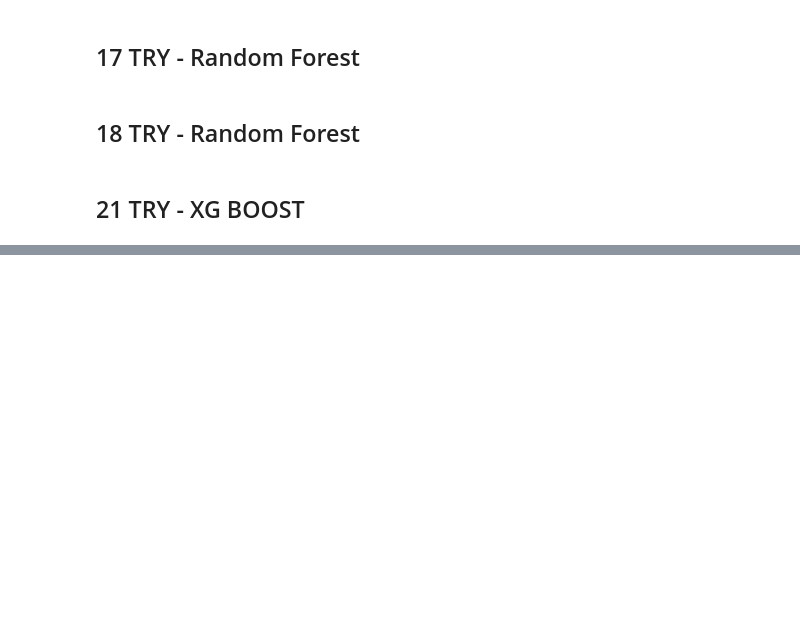
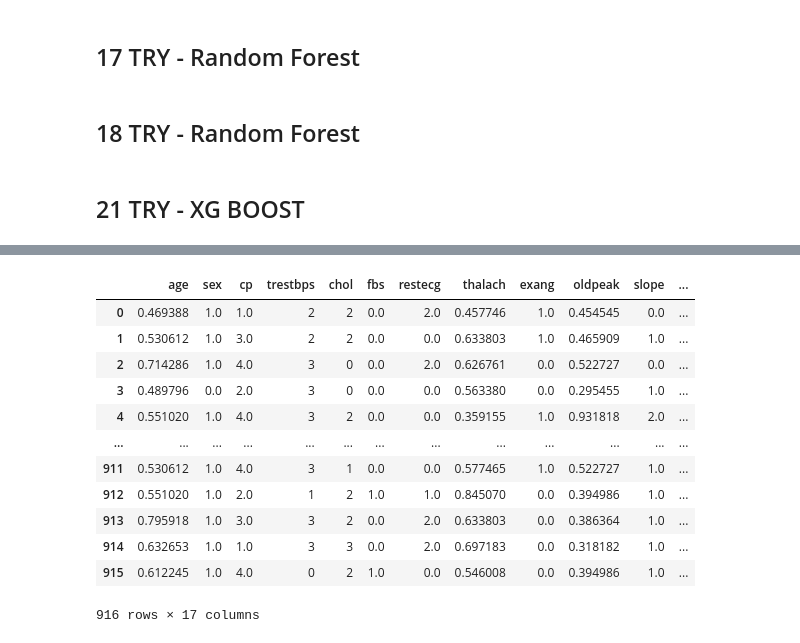
Before and after one commit to nachoreyesv/DATA_PROJECT_3, a Jupyter notebook: Ejecutable/Miguel/miguel_main.ipynb, the cells around one changed output, grey strips where cells are left out. Cells and saved outputs as stored; diff of their text form; code cells hidden in the pictures; blank space fills up the shorter version.

```diff
--- a/Ejecutable/Miguel/miguel_main.ipynb
+++ b/Ejecutable/Miguel/miguel_main.ipynb
@@ -341,0 +883,9 @@ print("Precisión del modelo XGBoost:", accuracy)
+# %%
+def sust_thal(valor):
+    if pd.isnull(valor):
+        return 0
+    else:
+        return valor
+
+df4['thal'] = df4['thal'].apply(sust_thal)
+print(df4['thal'].head())
@@ -341,0 +917,24 @@ print("Precisión del modelo XGBoost:", accuracy)
+# %%
+from sklearn.preprocessing import MinMaxScaler
+
+# Crear un objeto MinMaxScaler
+scaler3 = MinMaxScaler()
+
+# Lista de columnas a estandarizar
+columns_to_scale3 = ['age', 'oldpeak', 'thalach']
+
+# Ajustar el escalador solo a las columnas especificadas y transformarlas
+df4[columns_to_scale3] = scaler3.fit_transform(df4[columns_to_scale3])
+# %%
+from sklearn.preprocessing import OrdinalEncoder
+
+# Inicializar el codificador ordinal
+ordinal_encoder = OrdinalEncoder()
+
+# Variables para codificación ordinal
+ordinal_vars = ["slope", "ca", "thal", "restecg"]
+
+# Aplicar codificación ordinal
+df4[ordinal_vars] = ordinal_encoder.fit_transform(df4[ordinal_vars])
+
+df4.head()
@@ -341,0 +961,16 @@ print("Precisión del modelo XGBoost:", accuracy)
+# %%
+df4
+# %% [output]
+|  | age | sex | cp | trestbps | chol | fbs | restecg | thalach | exang | oldpeak | slope | ... |
+| 0 | 0.469388 | 1.0 | 1.0 | 2 | 2 | 0.0 | 2.0 | 0.457746 | 1.0 | 0.454545 | 0.0 | ... |
+| 1 | 0.530612 | 1.0 | 3.0 | 2 | 2 | 0.0 | 0.0 | 0.633803 | 1.0 | 0.465909 | 1.0 | ... |
+| 2 | 0.714286 | 1.0 | 4.0 | 3 | 0 | 0.0 | 2.0 | 0.626761 | 0.0 | 0.522727 | 0.0 | ... |
+| 3 | 0.489796 | 0.0 | 2.0 | 3 | 0 | 0.0 | 0.0 | 0.563380 | 0.0 | 0.295455 | 1.0 | ... |
+| 4 | 0.551020 | 1.0 | 4.0 | 3 | 2 | 0.0 | 0.0 | 0.359155 | 1.0 | 0.931818 | 2.0 | ... |
+| ... | ... | ... | ... | ... | ... | ... | ... | ... | ... | ... | ... | ... |
+| 911 | 0.530612 | 1.0 | 4.0 | 3 | 1 | 0.0 | 0.0 | 0.577465 | 1.0 | 0.522727 | 1.0 | ... |
+| 912 | 0.551020 | 1.0 | 2.0 | 1 | 2 | 1.0 | 1.0 | 0.845070 | 0.0 | 0.394986 | 1.0 | ... |
+| 913 | 0.795918 | 1.0 | 3.0 | 3 | 2 | 0.0 | 2.0 | 0.633803 | 0.0 | 0.386364 | 1.0 | ... |
+| 914 | 0.632653 | 1.0 | 1.0 | 3 | 3 | 0.0 | 2.0 | 0.697183 | 0.0 | 0.318182 | 1.0 | ... |
+| 915 | 0.612245 | 1.0 | 4.0 | 0 | 2 | 1.0 | 0.0 | 0.546008 | 0.0 | 0.394986 | 1.0 | ... |
+916 rows × 17 columns
```
Also changed, not shown: parts of 127 cells of this notebook, 18 other files.
